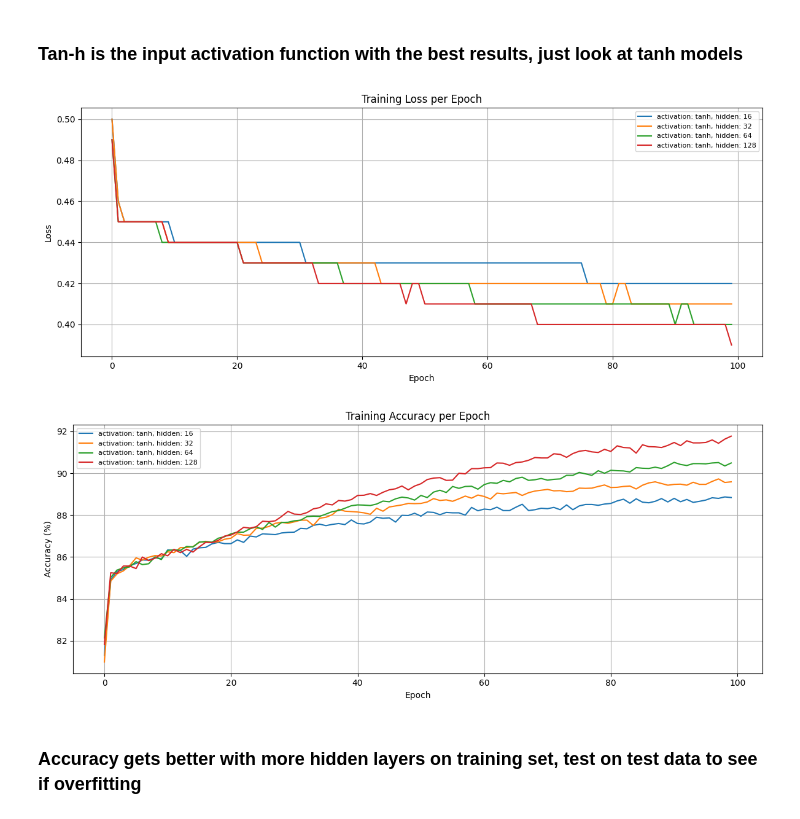
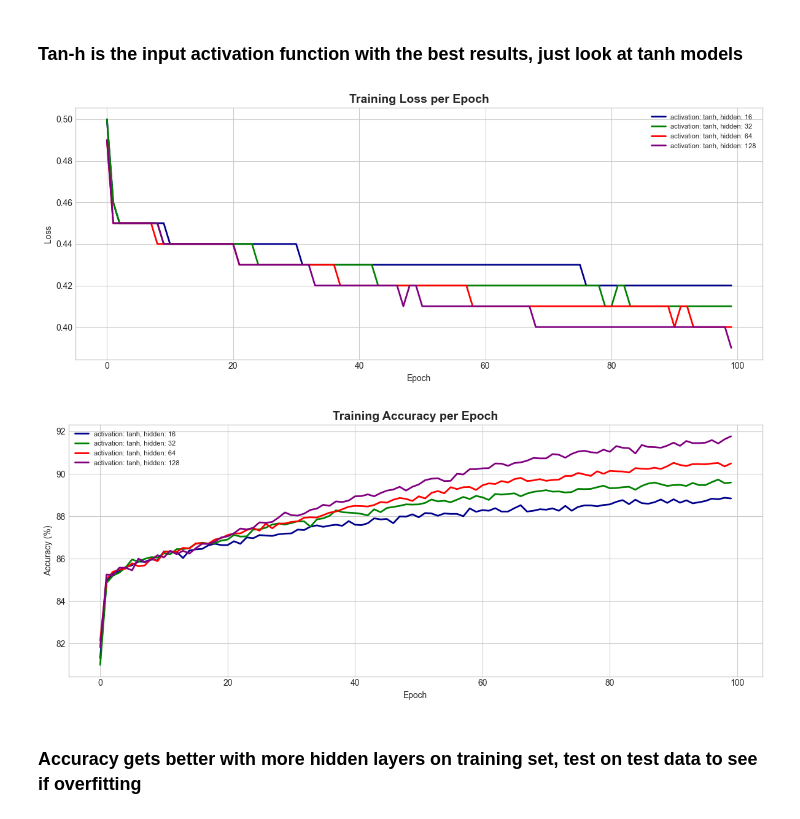
Before and after one commit to Lucaspj1/MachineLearningProject2, a Jupyter notebook: MLProject2v2.ipynb, the cells around one changed output. Cells and saved outputs as stored; diff of their text form; code cells hidden in the pictures.

Commit message:
graphs

```diff
--- a/MLProject2v2.ipynb
+++ b/MLProject2v2.ipynb
@@ -446,9 +446,10 @@ for idx, (key, loss_hist) in enumerate(loss_hist_dict.items()):
 plt.title("Training Loss per Epoch")
 plt.xlabel("Epoch")
 plt.ylabel("Loss")
-plt.legend(fontsize=8)
+plt.legend(fontsize=6)
 plt.grid(True)
 plt.tight_layout()
+plt.style.use('seaborn-v0_8-whitegrid')
 plt.show()
 
 ## ^^ not as useful, does not show as much variation between activation functions
@@ -462,9 +463,10 @@ for idx, (key, acc_hist) in enumerate(accuracy_hist_dict.items()):
 plt.title("Training Accuracy per Epoch")
 plt.xlabel("Epoch")
 plt.ylabel("Accuracy (%)")
-plt.legend(fontsize=8)
+plt.legend(fontsize=6)
 plt.grid(True)
 plt.tight_layout()
+plt.style.use('seaborn-v0_8-whitegrid')
 plt.show()
 
 ## ^^ More useful, shows variation between models
@@ -474,39 +476,45 @@ plt.show()
 # %% [markdown]
 ### Tan-h is the input activation function with the best results, just look at tanh models
 # %%
+colors = ['darkblue', 'green', 'red', 'purple']
+
 plt.figure(figsize=(12, 5))
+plt.style.use('seaborn-v0_8-whitegrid')
 
 for idx, (key, loss_hist) in enumerate(loss_hist_dict.items()):
     if 'tanh' in key:
-        plt.plot(loss_hist, label=key)
+        color = colors[idx % len(colors)]
+        plt.plot(loss_hist, label=key, color=color, linewidth=2)
 
-plt.title("Training Loss per Epoch")
+plt.title("Training Loss per Epoch", fontsize=14, weight='bold')
 plt.xlabel("Epoch")
 plt.ylabel("Loss")
 plt.legend(fontsize=8)
 plt.grid(True)
 plt.tight_layout()
+plt.style.use('seaborn-v0_8-whitegrid')
 plt.show()
 
 
 plt.figure(figsize=(12, 5))
+plt.style.use('seaborn-v0_8-whitegrid')
 
 for idx, (key, acc_hist) in enumerate(accuracy_hist_dict.items()):
     if 'tanh' in key:
-        plt.plot(acc_hist, label=key)
+        color = colors[idx % len(colors)]
+        plt.plot(acc_hist, label=key, color=color, linewidth=2)
 
-plt.title("Training Accuracy per Epoch")
+plt.title("Training Accuracy per Epoch", fontsize=14, weight='bold')
 plt.xlabel("Epoch")
 plt.ylabel("Accuracy (%)")
 plt.legend(fontsize=8)
 plt.grid(True)
 plt.tight_layout()
+plt.style.use('seaborn-v0_8-whitegrid')
 plt.show()
-
-## Once again, more useful, shows variation between models
 # %% [output]
-[figure, old version]
+[figure, new version]
-[figure, old version]
+[figure, new version]
 # %% [markdown]
 ### Accuracy gets better with more hidden layers on training set, test on test data to see if overfitting
 # %%
```
Also changed, not shown: parts of 7 cells of this notebook, 1 other file.
